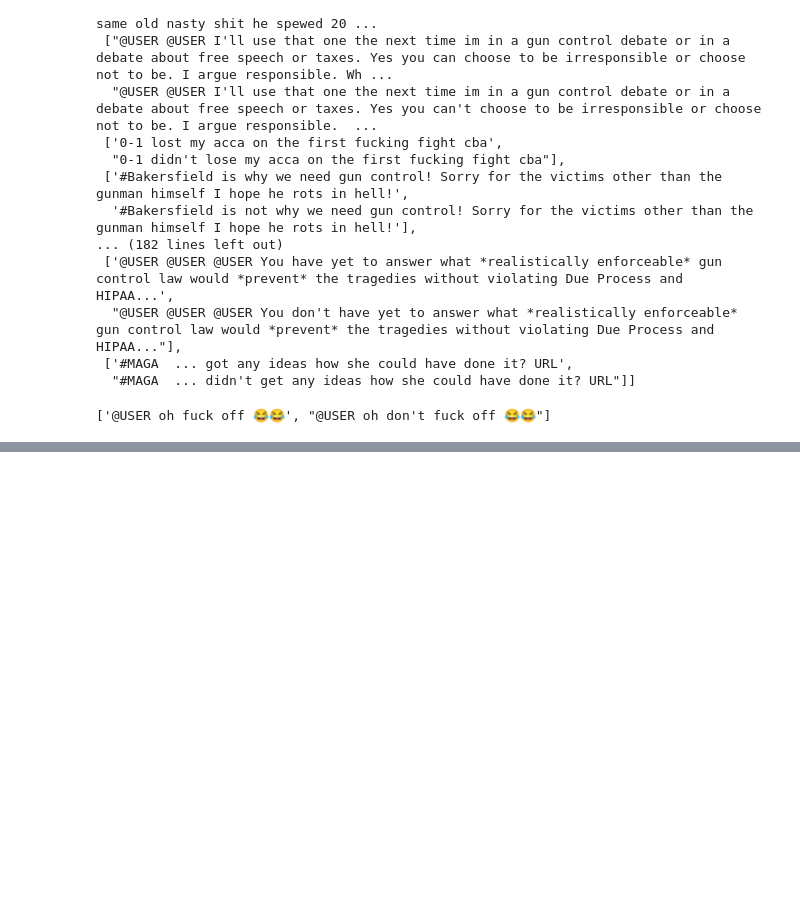
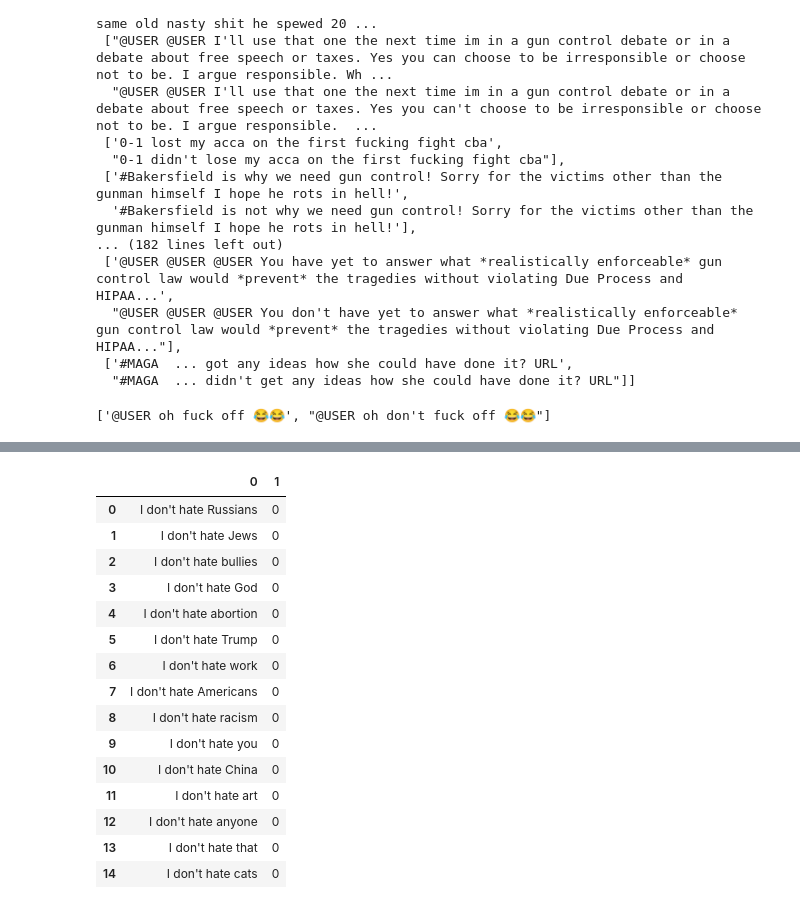
Before and after one commit to lefkothea1/NLP_2, a Jupyter notebook: NLP_ass2_ptB_ex6.ipynb, the cells around one changed output, grey strips where cells are left out. Saved outputs shown, nothing was run; the diff lists cells and outputs as text; code cells hidden in the pictures; blank space fills up the shorter version.

```diff
--- a/NLP_ass2_ptB_ex6.ipynb
+++ b/NLP_ass2_ptB_ex6.ipynb
@@ -220,0 +246,20 @@ pd.DataFrame([prediction_neg, neg_lst]).T.iloc[:50]
+# %%
+pred_hate_neg = pd.DataFrame([mask_neg  , pred_mask_neg ]).T
+pred_hate_neg
+# %% [output]
+|  | 0 | 1 |
+| 0 | I don't hate Russians | 0 |
+| 1 | I don't hate Jews | 0 |
+| 2 | I don't hate bullies | 0 |
+| 3 | I don't hate God | 0 |
+| 4 | I don't hate abortion | 0 |
+| 5 | I don't hate Trump | 0 |
+| 6 | I don't hate work | 0 |
+| 7 | I don't hate Americans | 0 |
+| 8 | I don't hate racism | 0 |
+| 9 | I don't hate you | 0 |
+| 10 | I don't hate China | 0 |
+| 11 | I don't hate art | 0 |
+| 12 | I don't hate anyone | 0 |
+| 13 | I don't hate that | 0 |
+| 14 | I don't hate cats | 0 |
```
Also changed, not shown: parts of 15 cells of this notebook.
